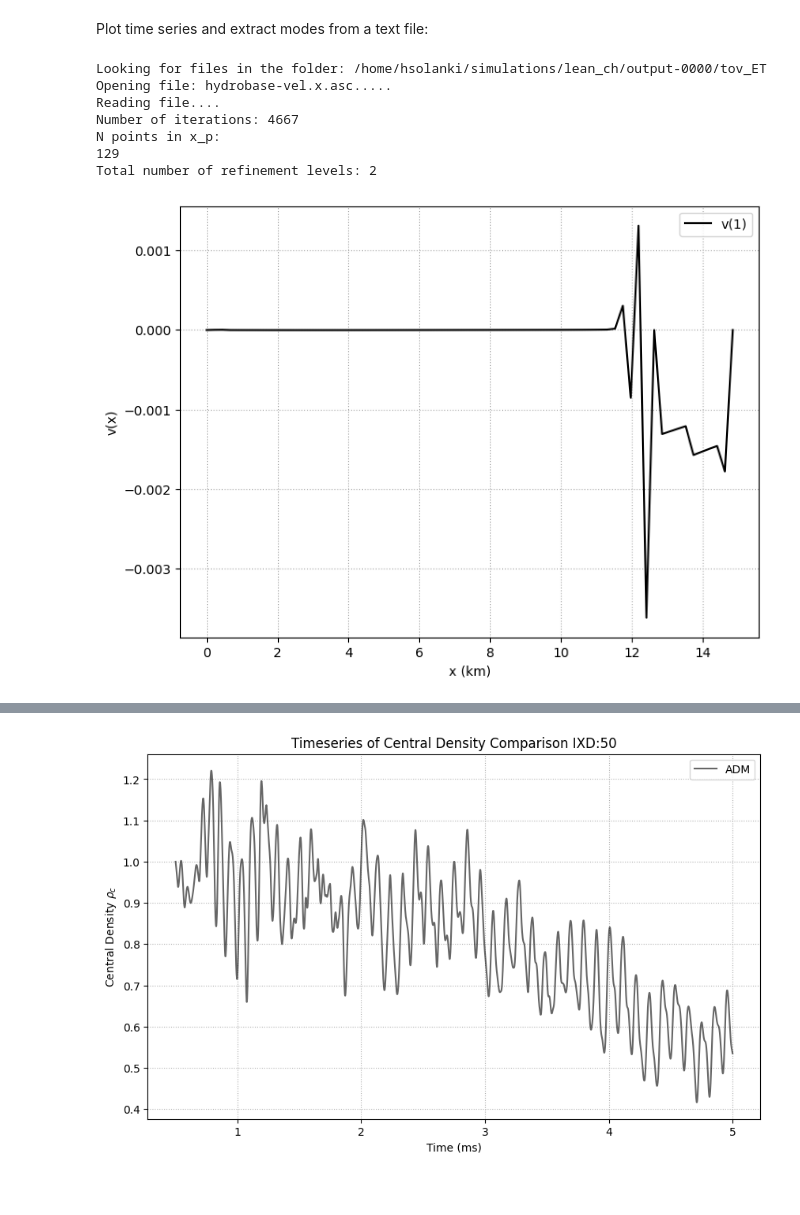
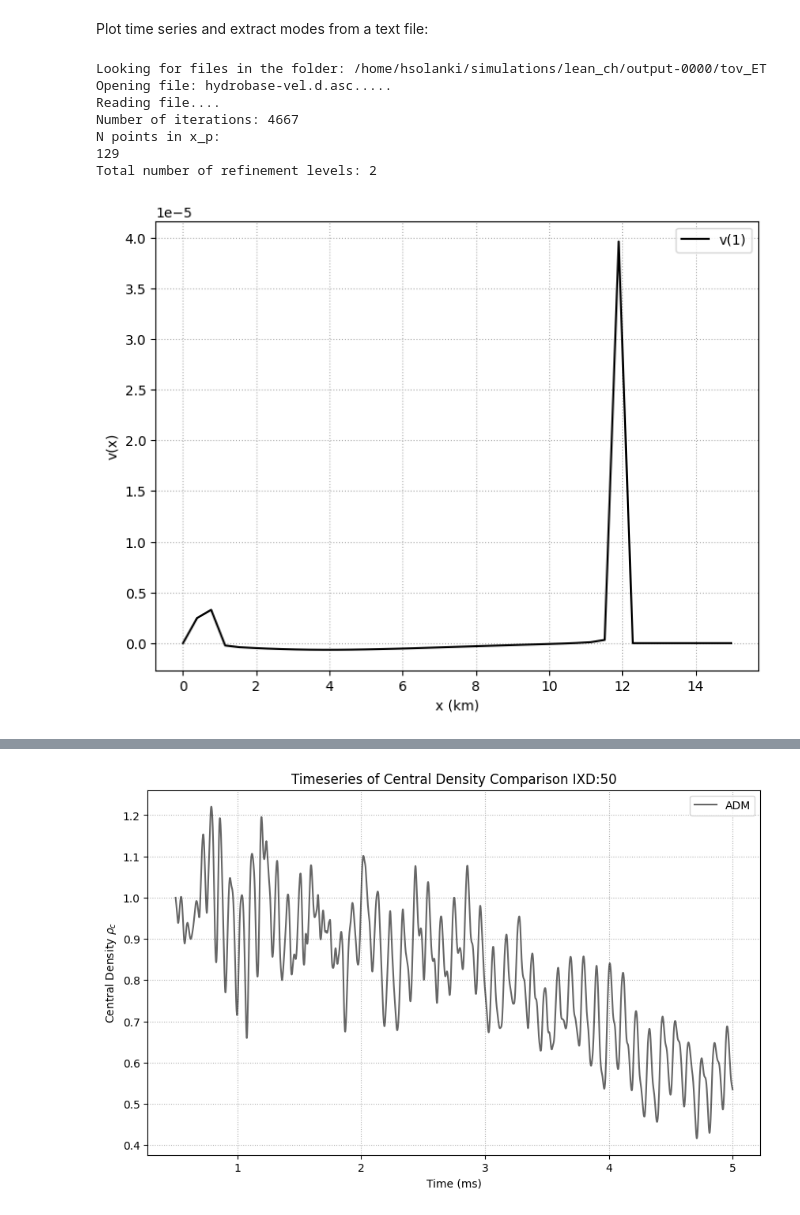
Before and after one commit to harsh-c0ds/My-Work, a Jupyter notebook: TOV/mode_ext.ipynb, the cells around one changed output, grey strips where cells are left out. Cells and saved outputs as stored; diff of their text form; code cells hidden in the pictures.

```diff
--- a/TOV/mode_ext.ipynb
+++ b/TOV/mode_ext.ipynb
@@ -35,6 +35,10 @@ def get_info(thorn,quantity, folder,t0,coordinate="x"):
            x_p = np.unique(datax[:, 10])
         if coordinate == "z":
            x_p = np.unique(datax[:, 11])
+
+        if coordinate == "d":
+            x, y, z = np.unique(datax[:, 9]), np.unique(datax[:, 10]), np.unique(datax[:, 11])
+            x_p = np.unique(np.sqrt(x**2 + y**2 + z**2))
 
         # Refinement levels
         rl = np.unique(datax[:, 2])
@@ -83,6 +87,7 @@ def fx_timeseries(t,x_p,datax,ixd, coordinate="x"):     #index value of x as inp
           f_x_ti = np.vstack(  (datax[t_index,8],  datax[t_index,10]  , datax[t_index,12]  ))
         if coordinate == "z":
           f_x_ti = np.vstack(  (datax[t_index,8],  datax[t_index,11]  , datax[t_index,12]  ))
+
 #now x=f_x_ti[0][:] and f(x)=f_x_ti[1][:]
  #create filter for space points
         if ixd==0:
@@ -115,6 +120,10 @@ def get_1d_slice(tk1, xk1, datax, itd, coordinate):
        f_x_ti = np.vstack(  (datax[t_index,8],  datax[t_index,10]  , datax[t_index,12]  ))
     if coordinate == "z":
        f_x_ti = np.vstack(  (datax[t_index,8],  datax[t_index,11]  , datax[t_index,12]  ))
+    if coordinate == "d":
+        x, y, z = datax[t_index, 9], datax[t_index, 10], datax[t_index, 11]
+        r = np.sqrt(x**2 + y**2 + z**2)
+        f_x_ti = np.vstack((datax[t_index, 8], r, datax[t_index, 12]))
 
        # split into t_i, x_j, f(x_j,t_i)
     tj = (f_x_ti[0]).tolist()    # t_i should be all the same
@@ -290,39 +299,39 @@ file_l_b_1_0002 = output_dir + "rho_timeseries_l_b_1_0002.txt"
 # %%
 ###### Density and Lapse 1D Slice ########
 
-t_p,x_p_p,rl_p,rl_n_p,datax_p = get_info("hydrobase","vel",lean_ch,0.0,"x")
+t_p,x_p_p,rl_p,rl_n_p,datax_p = get_info("hydrobase","vel",lean_ch,0.0,"d")
 index = 1
-xj_sorted_1, func = get_1d_slice(t_p, x_p_p, datax_p, index, "x")
+xj_sorted_1, func = get_1d_slice(t_p, x_p_p, datax_p, index, "d")
 
 # time, fxt = fx_timeseries(t_p, x_p_p,datax_p, 0.0, "x")  # rho timeseries at x_p[index]
 # time = np.array(time)/203  # convert to ms
 
 # rho = rho/rho[0]  # normalize density
 
 xj_sorted_1 = xj_sorted_1 * 1.477  # convert to km
 
 idx = np.argmax(xj_sorted_1 >= 15)
 xj_sorted_1 = xj_sorted_1[:idx]
 func = func[:idx]
 
 plt.figure(figsize=(8,6))
 
 plt.plot(xj_sorted_1, func, color="black", linewidth=1.5, label=f"v({index})")
 
 plt.xlabel("x (km)")
 plt.ylabel(r"v(x)")
 plt.legend()
 plt.grid(True, linestyle=":")
 plt.show()
 # %% [output]
 Looking for files in the folder: /home/hsolanki/simulations/lean_ch/output-0000/tov_ET
-Opening file: hydrobase-vel.x.asc.....
+Opening file: hydrobase-vel.d.asc.....
 Reading file....
 Number of iterations: 4667
 N points in x_p:
 129
 Total number of refinement levels: 2
-[figure, old version]
+[figure, new version]
 # %%
 # Detect star surface to get x_p
 x_p_l, surface_ixd_l, surface_x_l = detect_star_surface(lean_low, filename="hydrobase-rho.x.asc")
```
